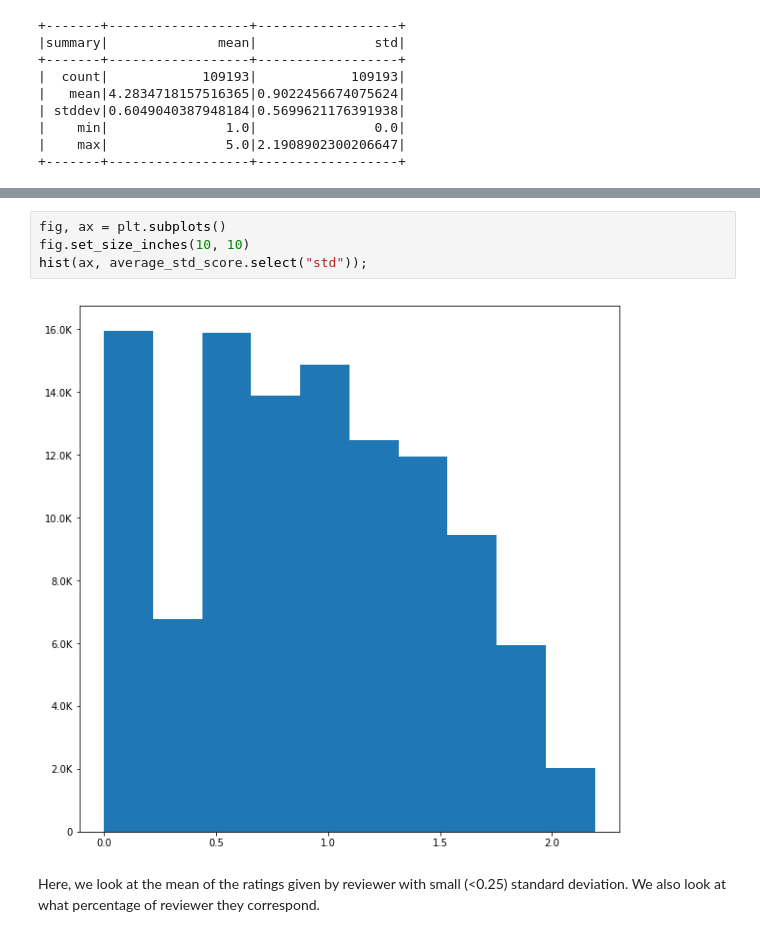
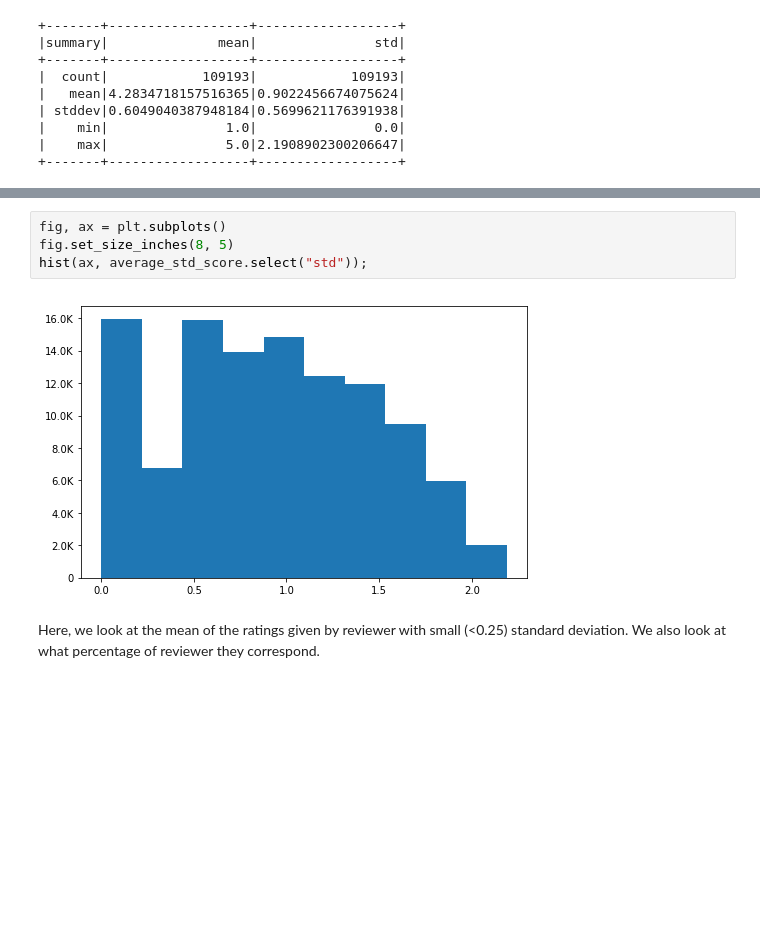
Before and after one commit to raphaelBarman/ADA-dh, a Jupyter notebook: project/milestone2/Subset Exploration.ipynb, the cells around one changed output, grey strips where cells are left out. Cells and saved outputs as stored; diff of their text form; blank space fills up the shorter version.

```diff
--- a/project/milestone2/Subset Exploration.ipynb
+++ b/project/milestone2/Subset Exploration.ipynb
@@ -83,9 +85,9 @@ hist(ax, average_std_score.select("mean"));
 # %%
 fig, ax = plt.subplots()
-fig.set_size_inches(10, 10)
+fig.set_size_inches(8, 5)
 hist(ax, average_std_score.select("std"));
 # %% [output]
-[figure, old version]
+[figure, new version]
 # %% [markdown]
 Here, we look at the mean of the ratings given by reviewer with small (<0.25) standard deviation.
 We also look at what percentage of reviewer they correspond.
```
Also changed, not shown: parts of 24 cells of this notebook.
